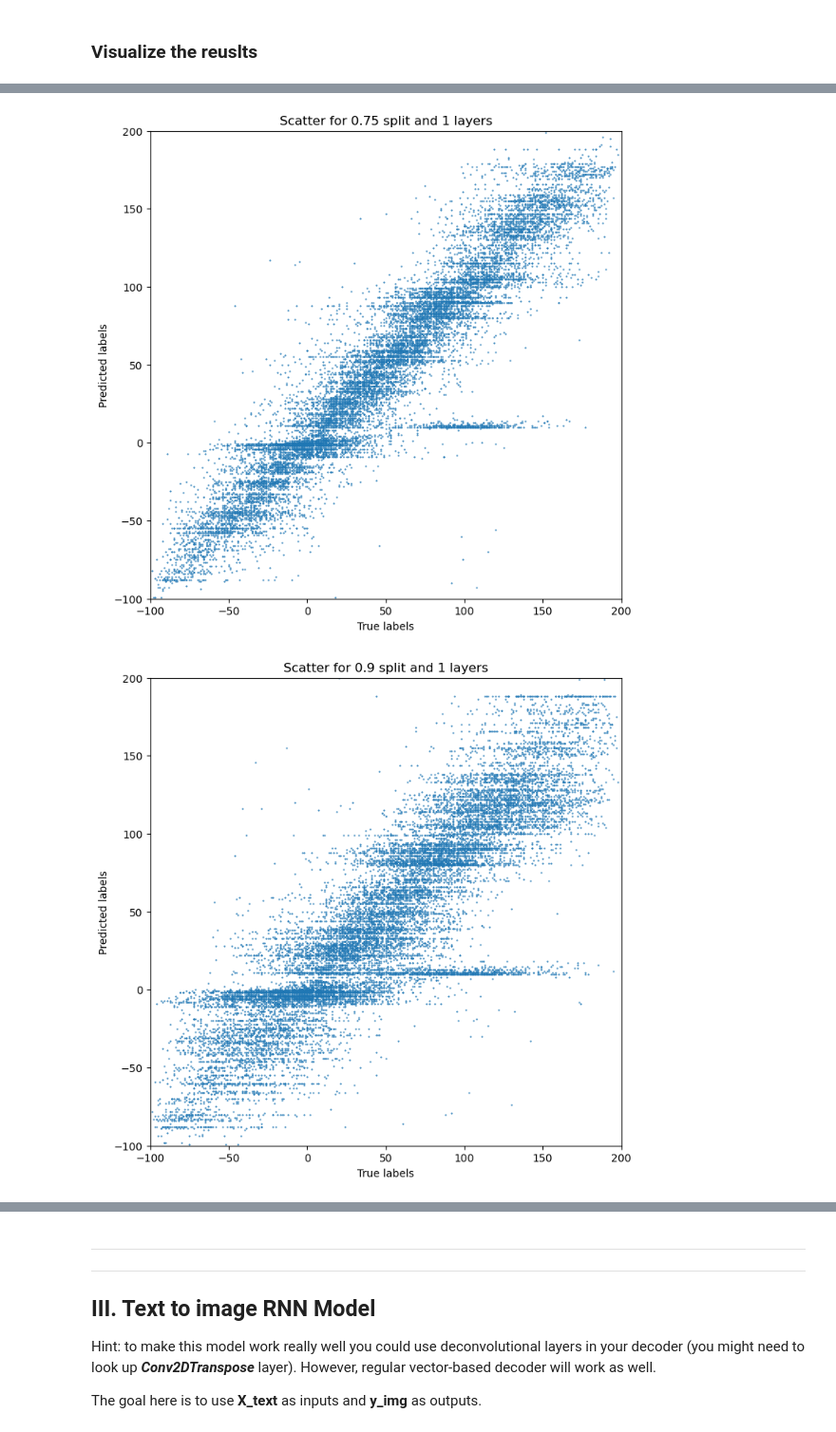
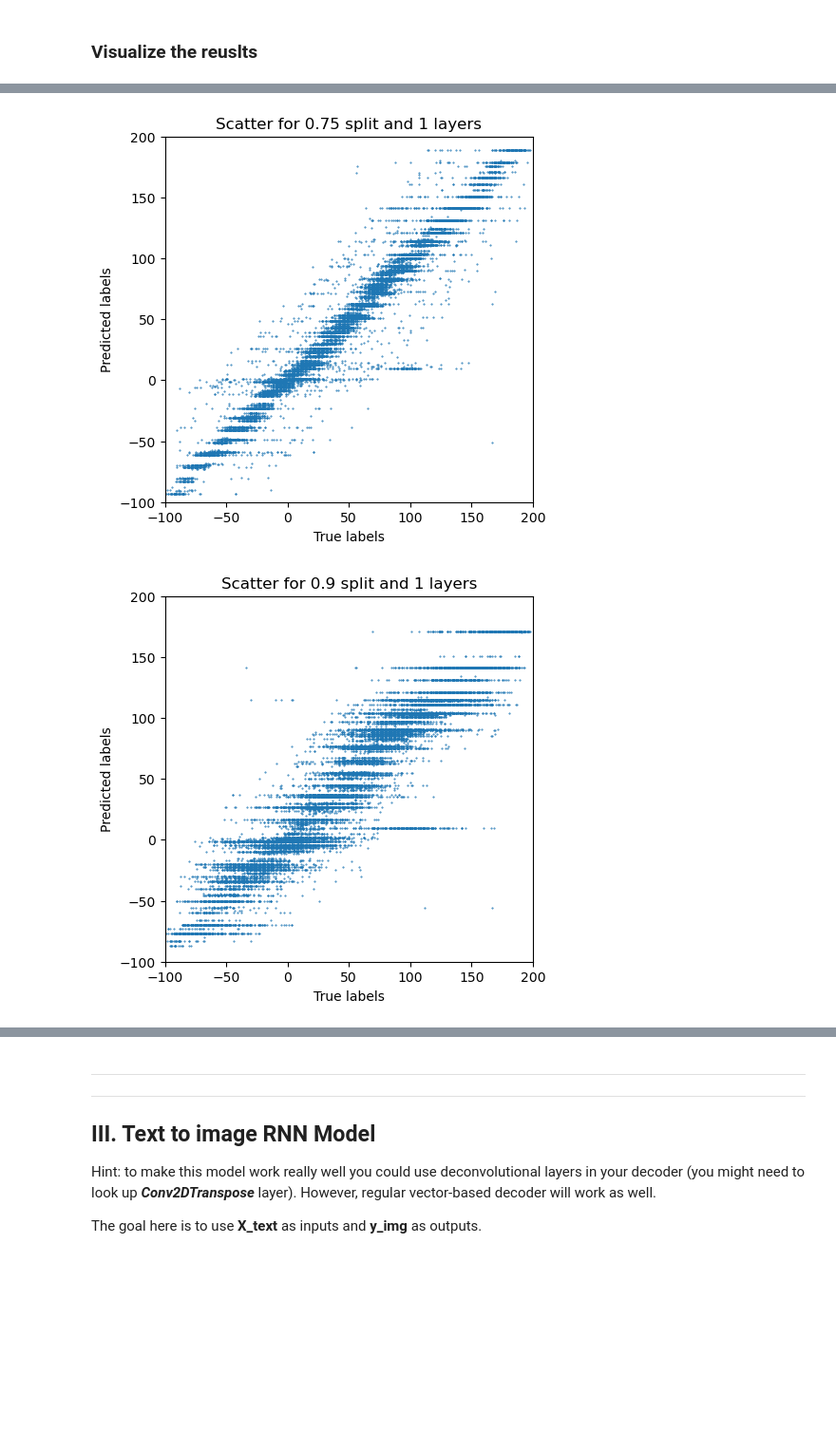
Before and after one commit to PengpeiZhu/IDL, a Jupyter notebook: A2_RNNs_Pengpei.ipynb, the cells around one changed output, grey strips where cells are left out. Shown at 95% size. Drawn from its saved outputs; the diff is of its cells as text; code cells hidden in the pictures; blank space fills up the shorter version.

```diff
--- a/A2_RNNs_Pengpei.ipynb
+++ b/A2_RNNs_Pengpei.ipynb
@@ -1102,3 +1062,0 @@ Confidence interval: (-83, 58)
-# %%
-for split in splits:
-    plot_distribution(split, results_p1_2_v2_int, num_LSTM=2, num_bins=200)
@@ -1115,3 +1062,0 @@ Confidence interval: (-54, 54)
-# %%
-for split in splits:
-    plot_distribution(split, results_p1_2_v3_int, num_LSTM=3, num_bins=200)
@@ -1128,10 +1071,10 @@ Confidence interval: (-52, 42)
 # %%
 def plot_scatters(split, results, num_LMST):
-    plt.figure(figsize=(8, 8))
+    plt.figure(figsize=(5, 5))
     plt.scatter(
         results[split]["true_labels"],
         results[split]["predicted_labels"],
-        s=0.3,
+        s=0.2,
     )
     plt.ylabel("Predicted labels")
     plt.xlabel("True labels")
@@ -1143,5 +1086,5 @@ def plot_scatters(split, results, num_LMST):
 
 
 for split in splits:
-    plot_scatters(split, results_p1_2_v1, num_LMST=1)
+    plot_scatters(split, results_p1_2_v3, num_LMST=1)
 # %% [output]
@@ -1149,2 +1092,2 @@ for split in splits:
-[figure, old version]
+[figure, new version]
-[figure, old version]
+[figure, new version]
```
Also changed, not shown: parts of 21 cells of this notebook.
